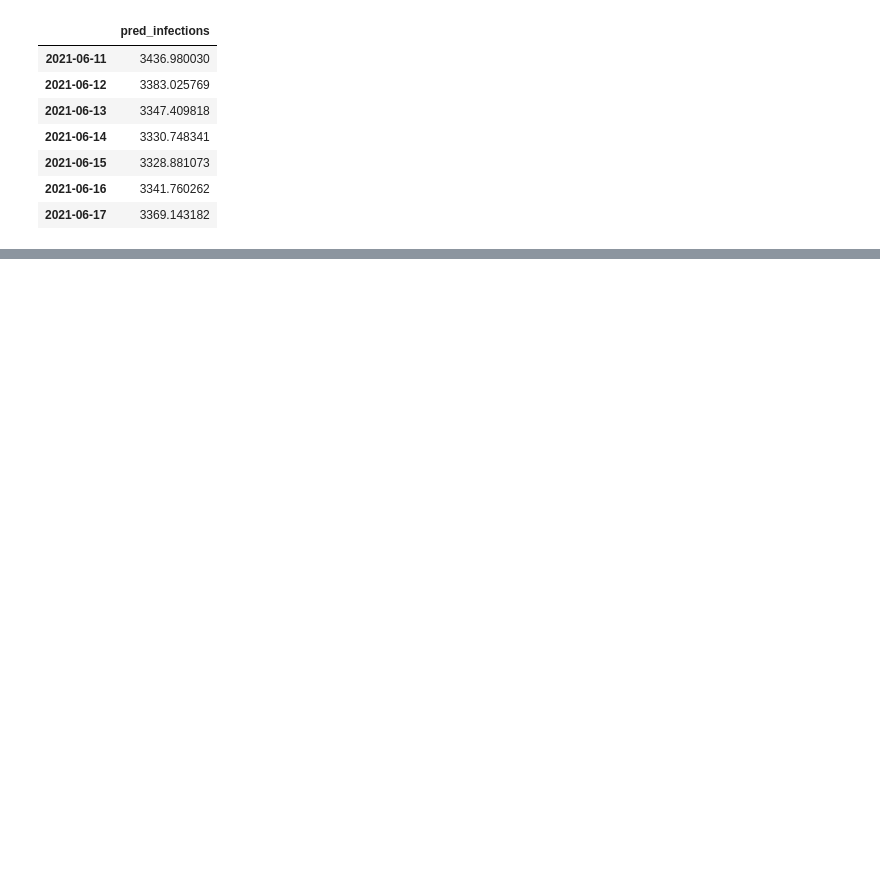
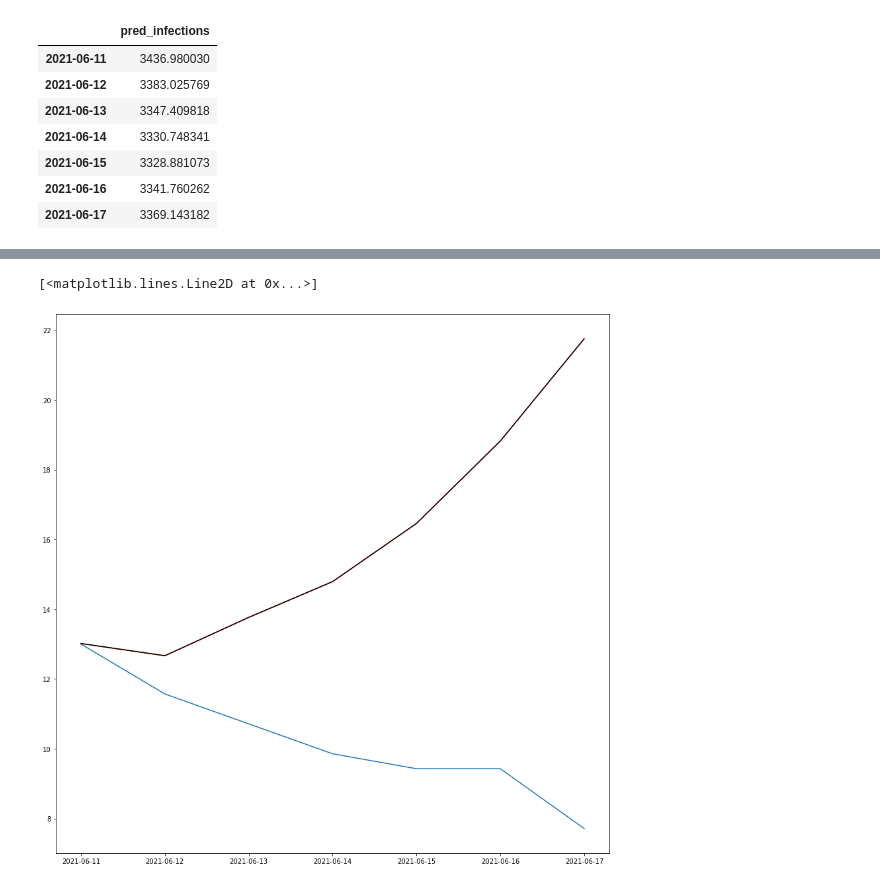
Before and after one commit to ffreire92/final_project, a Jupyter notebook: Predictions_model.ipynb, the cells around one changed output, grey strips where cells are left out. Saved outputs shown, nothing was run; the diff lists cells and outputs as text; code cells hidden in the pictures; blank space fills up the shorter version.

```diff
--- a/Predictions_model.ipynb
+++ b/Predictions_model.ipynb
@@ -137,3 +189,11 @@ plt.plot(test.pred_num_infections, 'black')
 db3 = pd.read_csv('covid-19-sample_val.csv')
 db3 = clean_data(db3)
 bydate3 = evolution(db3).set_index('date')
+# %%
+val = bydate3.tail(7)
+# %%
+val = pd.DataFrame(val.ave_7_num_dead, columns = ['ave_7_num_dead'])
+# %%
+val = pd.concat([val, pred_deaths], axis=1)
+# %%
+val = pd.concat([val, pred_2], axis=1)
@@ -140,3 +211,11 @@ bydate3 = evolution(db3).set_index('date')
+# %%
+plt.rcParams['figure.figsize']=(15, 15)
+plt.plot(val.ave_7_num_dead);
+plt.plot(val.pred_deaths, 'r')
+plt.plot(val.pred_num_dead, 'black')
+# %% [output]
+[<matplotlib.lines.Line2D at 0x...>]
+[figure, added]
 # %%
 val = bydate3.tail(7)
 # %%
```
Also changed, not shown: parts of 43 cells of this notebook, 1 other file.
